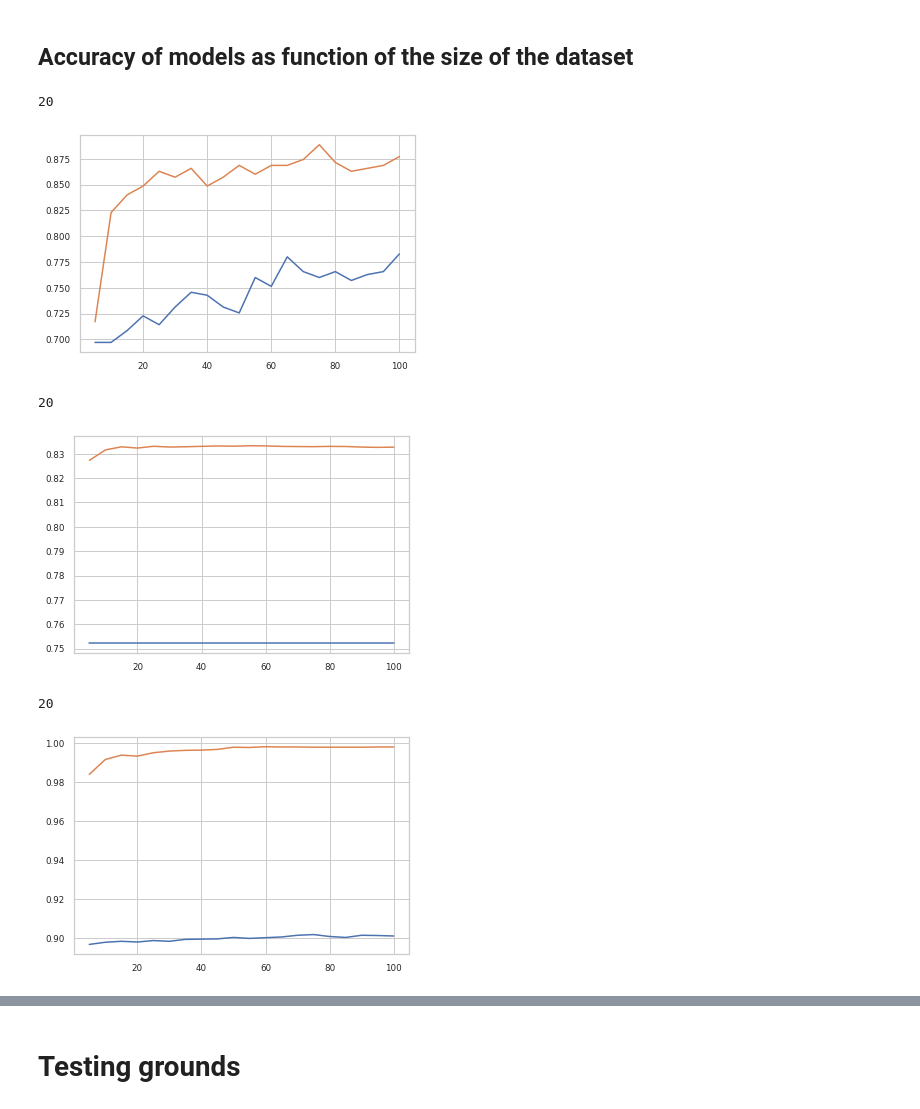
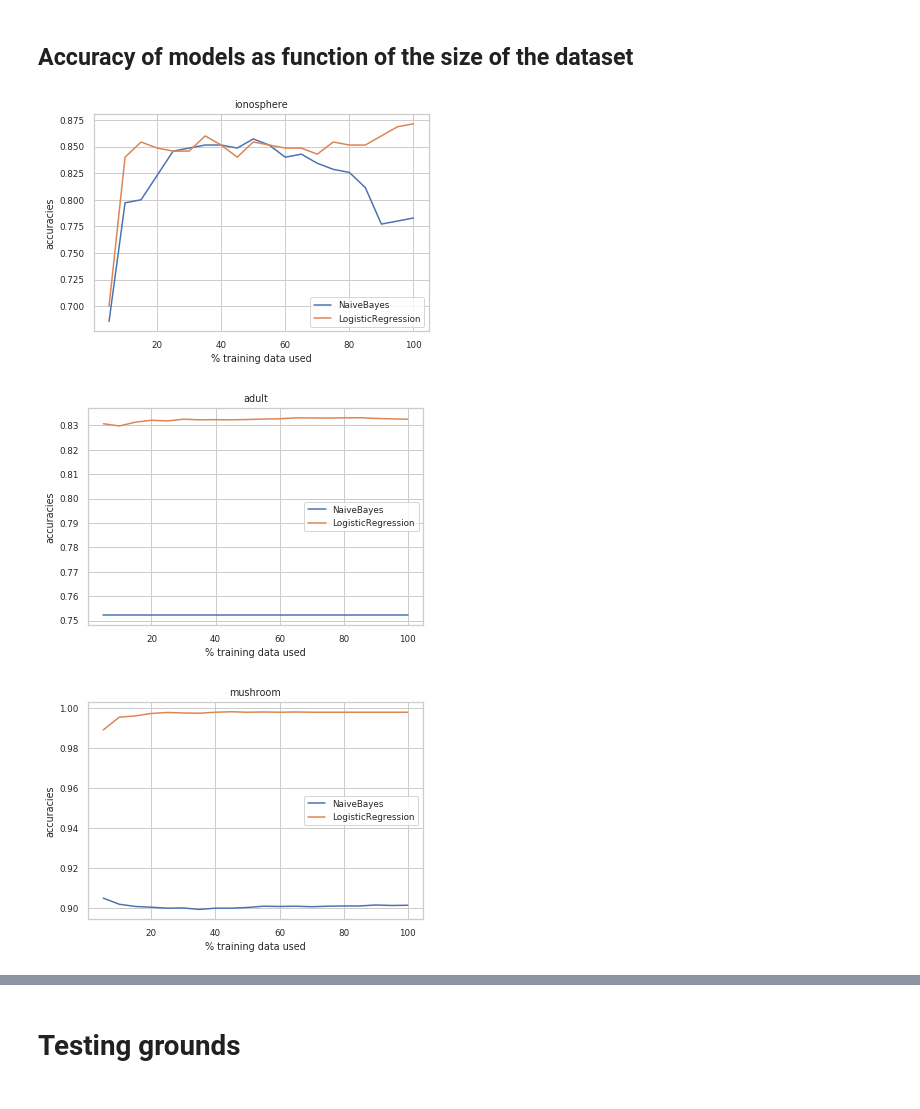
Before and after one commit to hongkuntian/comp551-applied-machine-learning, a Jupyter notebook: project1/miniproject1.ipynb, the cells around one changed output, grey strips where cells are left out. Cells and saved outputs as stored; diff of their text form; code cells hidden in the pictures.

```diff
--- a/project1/miniproject1.ipynb
+++ b/project1/miniproject1.ipynb
@@ -831,0 +888,2 @@ test_rates = [0.1,0.7,0.1,0.9]
+# %%
+selectBestLearningRate([0.02,0.04,0.06,0.08,0.1,0.2,0.4,0.6,0.8], X_mushroom_train, y_mushroom_train, kf)
@@ -831,0 +911,2 @@ test_rates = [0.1,0.7,0.1,0.9]
+# %%
+selectBestLearningRate([0.02,0.04,0.06,0.08,0.1,0.2,0.4,0.6,0.8], X_bank_train, y_bank_train, kf)
@@ -832,9 +940,15 @@ test_rates = [0.1,0.7,0.1,0.9]
 # %%
-for i, ((X_train, y_train), (X_test, y_test)) in enumerate(zip(zip(X_trains, y_trains), zip(X_tests, y_tests))):
+# for i, ((X_train, y_train), (X_test, y_test)) in enumerate(zip(zip(X_trains, y_trains), zip(X_tests, y_tests))):
+
+def graphAccuraciesOverIterations(X_train, y_train, X_test, y_test, i):
   log_reg = LogisticRegression(lr=test_rates[i], eps=0.01)
   log_reg.fit(X_train, y_train, save_accs_per_iteration=True, X_test=X_test, y_test=y_test)
   train_accs, test_accs = log_reg.getAccs()
   if (train_accs or test_accs):
+    plt.title(datasets[i])
+    plt.ylabel('accuracies')
+    plt.xlabel('iterations')
     plt.plot(np.array(train_accs))
     plt.plot(np.array(test_accs))
-    plt.show()
+    plt.legend(['train', 'test'])
+    plt.savefig('accuracies_over_iterations_' + str(i) + '.png')
@@ -848,7 +973,7 @@ for i, ((X_train, y_train), (X_test, y_test)) in enumerate(zip(zip(X_trains, y_t
 # %%
 sizes_to_train = list(range(5, 101, 5))
 # %%
-def graphAccuracyAsFunctionOfSizeOfDataSetKFold(X, y, sizes_to_train, lr, folds=5):
+def graphAccuracyAsFunctionOfSizeOfDataSetKFold(X, y, sizes_to_train, lr, i_d, folds=5):
   kf = KFold(num_splits=folds)
   NB_test_accs = [[0 for x in range(len(sizes_to_train))] for y in range(folds)]
   LR_test_accs = [[0 for x in range(len(sizes_to_train))] for y in range(folds)]
@@ -863,22 +988,25 @@ def graphAccuracyAsFunctionOfSizeOfDataSetKFold(X, y, sizes_to_train, lr, folds=
       LG_test_acc = estimateTestAccuracyOfModel(X_train[partition], y_train[partition], log_reg, X_test, y_test)
       NB_test_accs[i][j] = NB_test_acc
       LR_test_accs[i][j] = LG_test_acc
+
+  plt.title(datasets[i_d])
+  plt.ylabel('accuracies')
+  plt.xlabel('% training data used')
   plt.plot(np.array(sizes_to_train), np.mean(np.array(NB_test_accs), axis=0))
   plt.plot(np.array(sizes_to_train), np.mean(np.array(LR_test_accs), axis=0))
+  plt.legend(['NaiveBayes', 'LogisticRegression'])
+  plt.savefig('test_accuracies_over_%training_' + str(i_d) + '.png')
   plt.show()
 # %%
-graphAccuracyAsFunctionOfSizeOfDataSetKFold(df_iono.values, y_iono, sizes_to_train, test_rates[0])
+graphAccuracyAsFunctionOfSizeOfDataSetKFold(df_iono.values, y_iono, sizes_to_train, 0.1, 0)
 # %% [output]
-20
-[figure, old version]
+[figure, new version]
 # %%
-graphAccuracyAsFunctionOfSizeOfDataSetKFold(df_adult.values, y_adult, sizes_to_train, test_rates[1])
+graphAccuracyAsFunctionOfSizeOfDataSetKFold(df_adult.values, y_adult, sizes_to_train, 0.1, 1)
 # %% [output]
-20
-[figure, old version]
+[figure, new version]
 # %%
-graphAccuracyAsFunctionOfSizeOfDataSetKFold(df_mushroom.values, y_mushroom, sizes_to_train, test_rates[2])
+graphAccuracyAsFunctionOfSizeOfDataSetKFold(df_mushroom.values, y_mushroom, sizes_to_train, 0.1, 2)
 # %% [output]
-20
-[figure, old version]
+[figure, new version]
 # %%
```
Also changed, not shown: parts of 33 cells of this notebook.
